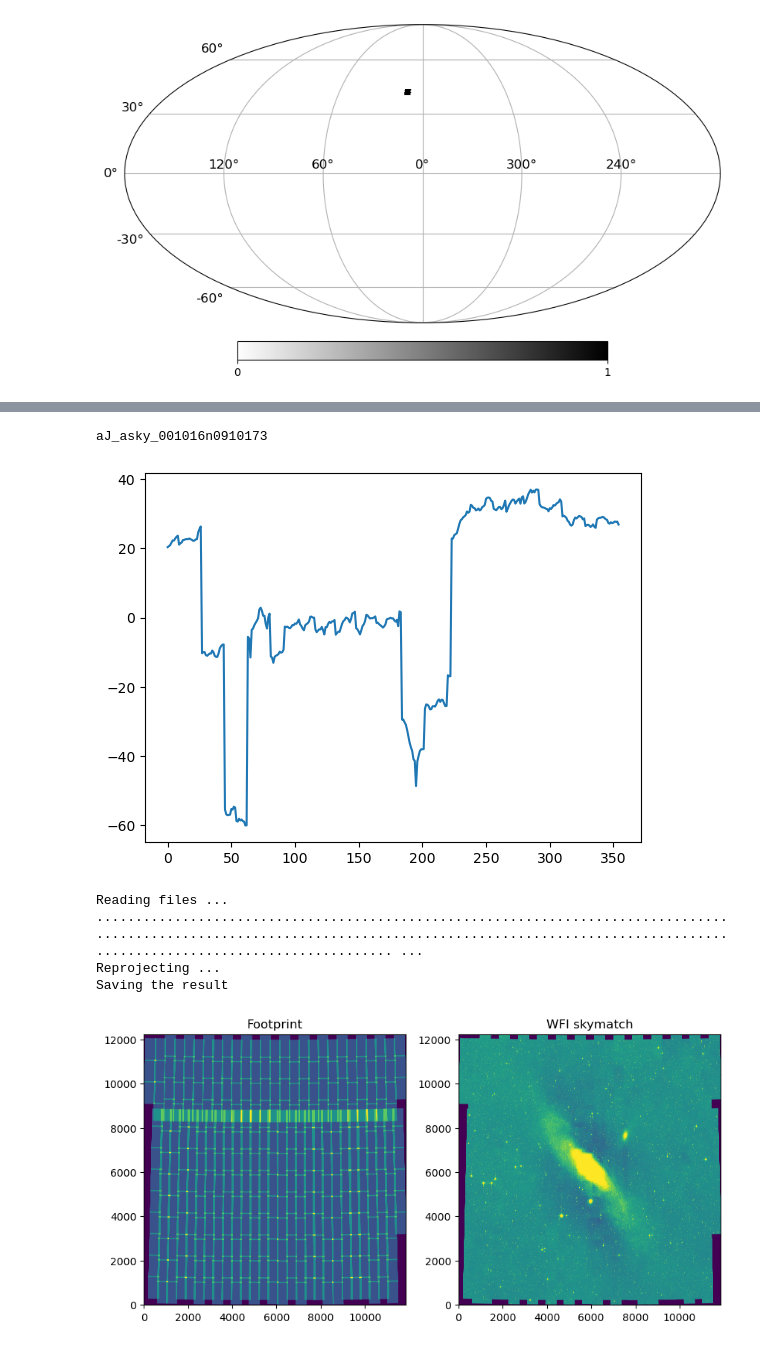
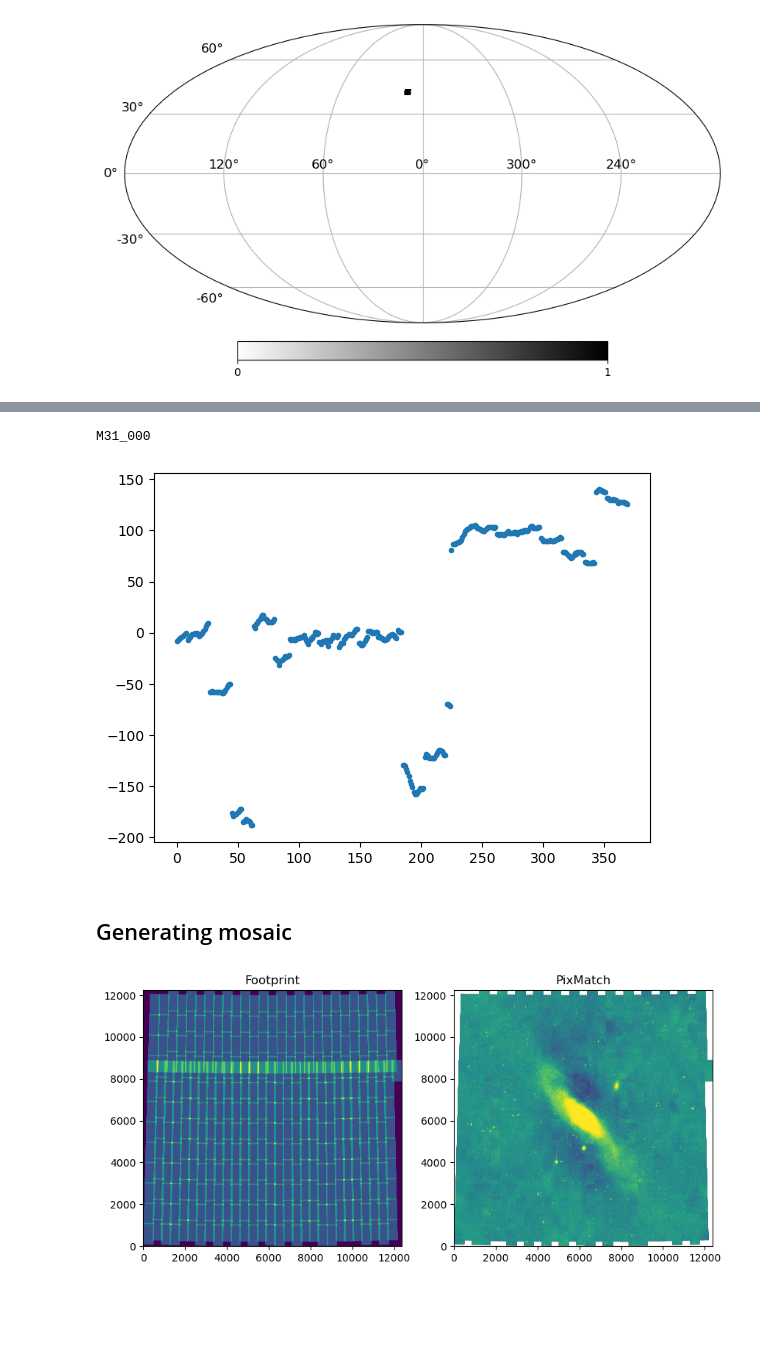
Before and after one commit to darioflute/wfiskymatch, a Jupyter notebook: notebooks/Pipeline.ipynb, the cells around one changed output, grey strips where cells are left out. Saved outputs shown, nothing was run; the diff lists cells and outputs as text; code cells hidden in the pictures; blank space fills up the shorter version.

```diff
--- a/notebooks/Pipeline.ipynb
+++ b/notebooks/Pipeline.ipynb
@@ -37,71 +145,47 @@ There is a total of 2644 overlaps
 # check: plot the offsets
 import matplotlib.pyplot as plt
 import h5py
-with h5py.File('/Users/dfadda/Roman/offsets.h5', 'r') as hdf5_file:
+import os
+object = 'M31'
+outdir = '/Users/dfadda/Roman/BgrMatch/2MASS/'
+h5file = os.path.join(outdir, object+'_offsets.h5')
+with h5py.File(h5file, 'r') as hdf5_file:
     offsets = hdf5_file['offsets'][:]
     files = hdf5_file['files'][:]
 
 print(files[0].decode('UTF-8'))
-plt.plot(offsets);
+plt.plot(offsets,'.');
 # %% [output]
-aJ_asky_001016n0910173
+M31_000
-[figure, old version]
+[figure, new version]
+# %% [markdown]
+## Generating mosaic
 # %%
 # 3 Coaddition using the offsets
-from reproject import reproject_interp
-from reproject.mosaicking import reproject_and_coadd
-from astropy.io import fits
-import tarfile, os, gzip
-import h5py
-from astropy.wcs import WCS
-
-with h5py.File('/Users/dfadda/Roman/offsets.h5', 'r') as hdf5_file:
-    offsets = hdf5_file['offsets'][:]
-    files = hdf5_file['files'][:]
-
-print('Reading files ...')
-elist=[]
-i=0
-with tarfile.open('/Users/dfadda/Roman/BgrMatch/2MASS/M31/images.tar') as tar:
-    for file, offset in zip(files,offsets):
-        print('.',end='')
-        item = file.decode('UTF-8')+'.fits.gz'
-        tar.extract(item, '.',filter='data', numeric_owner=True)
-        with fits.open(item) as hdu:
-            header = hdu[0].header
-            array = hdu[0].data + offset
-            wcs = WCS(header)
-            elist.append((array,wcs))
-        os.remove(item)
-
-print('\nReprojecting ...')
-from reproject.mosaicking import find_optimal_celestial_wcs
-from reproject import reproject_interp
-
-# Extent of the coaddition
-wcs_out, shape_out = find_optimal_celestial_wcs(elist)
-
-earray, footprint = reproject_and_coadd(elist,
-                                       wcs_out, shape_out=shape_out,
-                                       reproject_function=reproject_interp)
-# Save the result
-print('Saving the result')
-fits.writeto('/Users/dfadda/Roman/M31_wfiskymatch.fits', earray, wcs_out.to_header(), overwrite=True)
+from wfiskymatch.scripts import makeMosaic
+object = 'M31'
+outdir = '/Users/dfadda/Roman/BgrMatch/2MASS/'
+# pixmatch
+makeMosaic(object, outdir, offsetfile=True, savefootprint=True)
-# %% [output]
-Reading files ...
-........................................................................................................................................................................................................ ...
-Reprojecting ...
-Saving the result
 # %%
 # check: show the result
 import numpy as np
 import matplotlib.pyplot as plt
+from astropy.io import fits
+
+object = 'M31'
+outdir = '/Users/dfadda/Roman/BgrMatch/2MASS/'
+
 fig, axs = plt.subplots(1, 2, figsize=(10,6))
+with fits.open(outdir+object+'_footprint.fits') as f:
+    footprint = f[0].data
 im0 = axs[0].imshow(footprint, origin='lower')
 axs[0].set_title('Footprint')
 d = 5
-im2 = axs[1].imshow(earray-np.nanmedian(earray), origin='lower',  vmin=-d, vmax=d)
-axs[1].set_title('WFI skymatch')
+with fits.open(outdir+object+'_wfiskymatch.fits') as f:
+    array = f[0].data
+im2 = axs[1].imshow(array-np.nanmedian(array), origin='lower',  vmin=-d, vmax=d)
+axs[1].set_title('PixMatch')
 plt.show()
 # %% [output]
-[figure, old version]
+[figure, new version]
```
Also changed, not shown: parts of 16 cells of this notebook, 1 other file.
